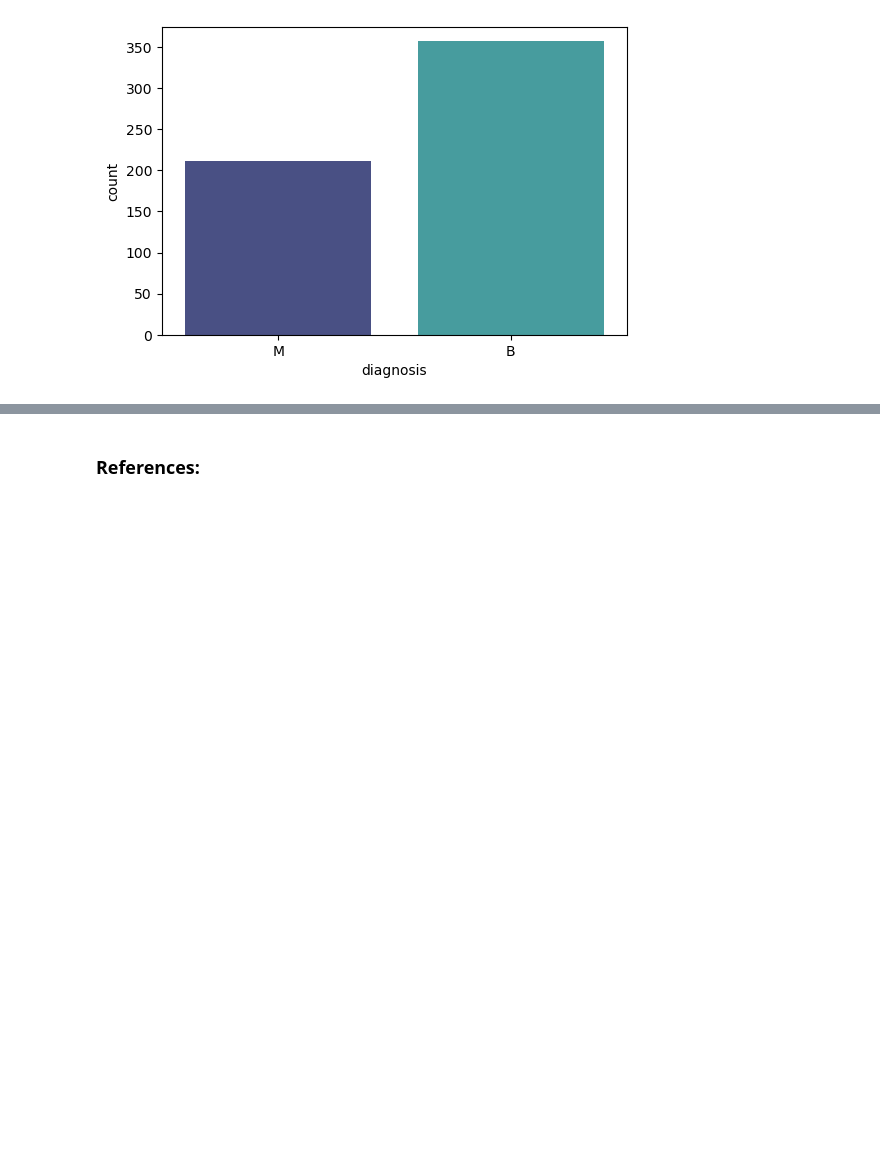
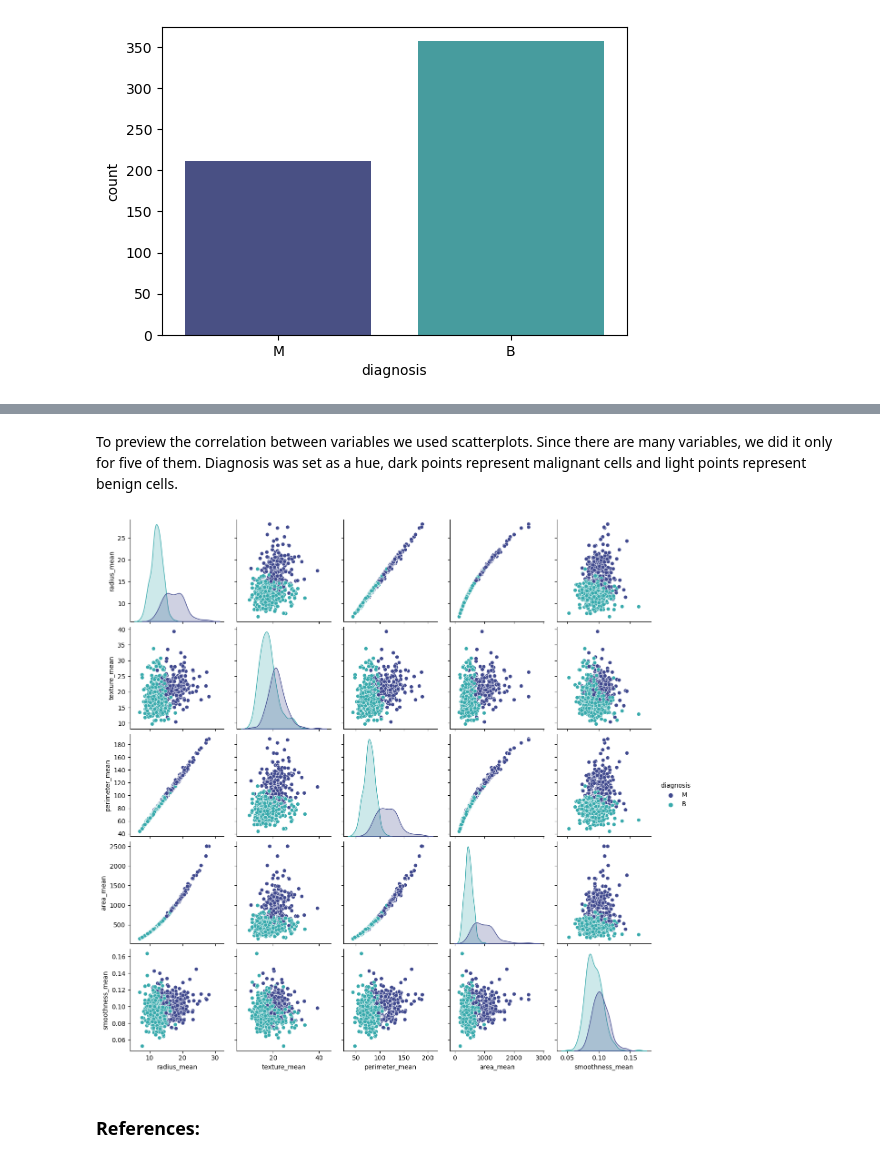
Before and after one commit to Tanja888/PfDA-Project2, a Jupyter notebook: Wisconsin-Breast-Cancer-analysis.ipynb, the cells around one changed output, grey strips where cells are left out. Cells and saved outputs as stored; diff of their text form; code cells hidden in the pictures; blank space fills up the shorter version.

Commit message:
Scatterplots

```diff
--- a/Wisconsin-Breast-Cancer-analysis.ipynb
+++ b/Wisconsin-Breast-Cancer-analysis.ipynb
@@ -139,0 +164,2 @@ sns.countplot(x=cancer['diagnosis'], palette='mako');
+# %%
+cancer = cancer.drop(cancer.columns[0], axis=1)
@@ -140,3 +216,9 @@ sns.countplot(x=cancer['diagnosis'], palette='mako');
+# %% [markdown]
+To preview the correlation between variables we used scatterplots. Since there are many variables, we did it only for five of them. Diagnosis was set as a hue, dark points represent malignant cells and light points represent benign cells.
+# %%
+sns.pairplot(cancer, hue='diagnosis', palette='mako', vars=['radius_mean', 'texture_mean', 'perimeter_mean', 'area_mean', 'smoothness_mean']);
+# %% [output]
+[figure, added]
 # %% [markdown]
 ### References:
 # %% [markdown]
```
Also changed, not shown: parts of 11 cells of this notebook.
